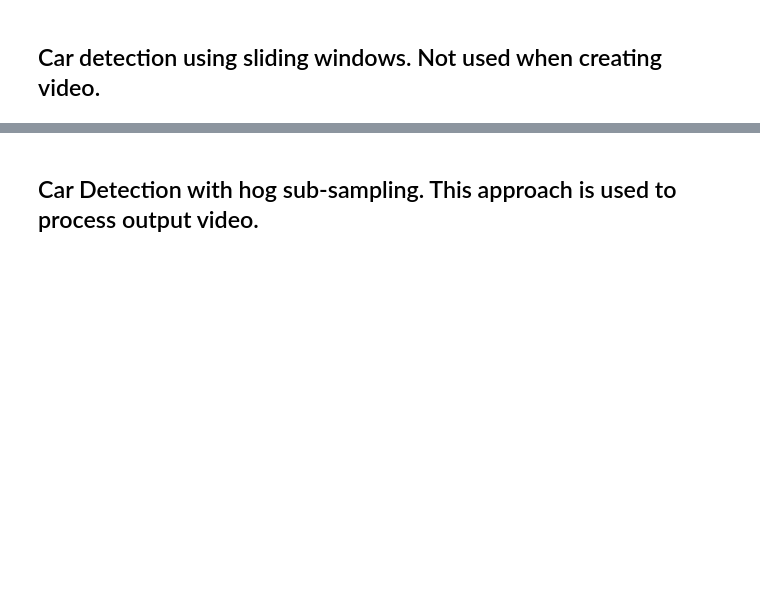
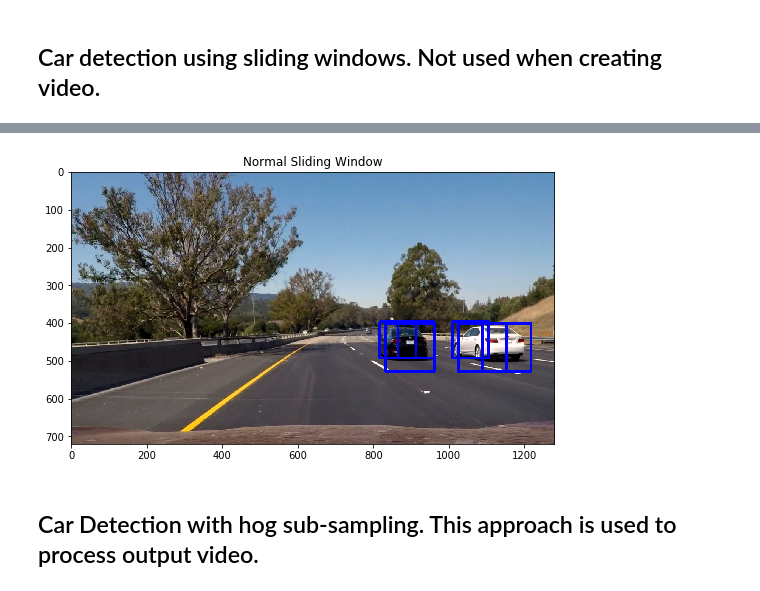
Before and after one commit to knguyen0105/CarND-Vehicle-Detection, a Jupyter notebook: sdc1_p5_object_tracking.ipynb, the cells around one changed output, grey strips where cells are left out. Saved outputs shown, nothing was run; the diff lists cells and outputs as text; code cells hidden in the pictures; blank space fills up the shorter version.

```diff
--- a/sdc1_p5_object_tracking.ipynb
+++ b/sdc1_p5_object_tracking.ipynb
@@ -314,8 +314,11 @@ hot_windows = search_windows(img, windows, svc, X_scaler, color_space=color_spac
                         cell_per_block=cell_per_block,
                         hog_channel=hog_channel, spatial_feat=spatial_feat,
                         hist_feat=hist_feat, hog_feat=hog_feat)
-print(len(hot_windows))
+
 window_img = draw_boxes(draw_image, hot_windows, color=(0, 0, 255), thick=6)
 plt.figure(figsize=(10,5))
 plt.imshow(window_img)
+plt.title('Normal Sliding Window')
+plt.savefig('slide_window.png')
 plt.show()
+# %% [output]
@@ -322,3 +327,4 @@ plt.show()
+[figure, added]
 # %% [markdown]
 ## Car Detection with hog sub-sampling. This approach is used to process output video.
 # %%
```
Also changed, not shown: parts of 4 cells of this notebook, 4 other files.
